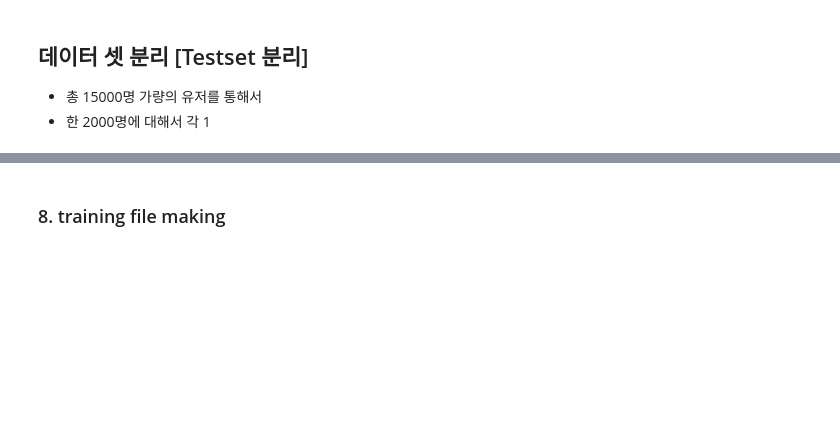
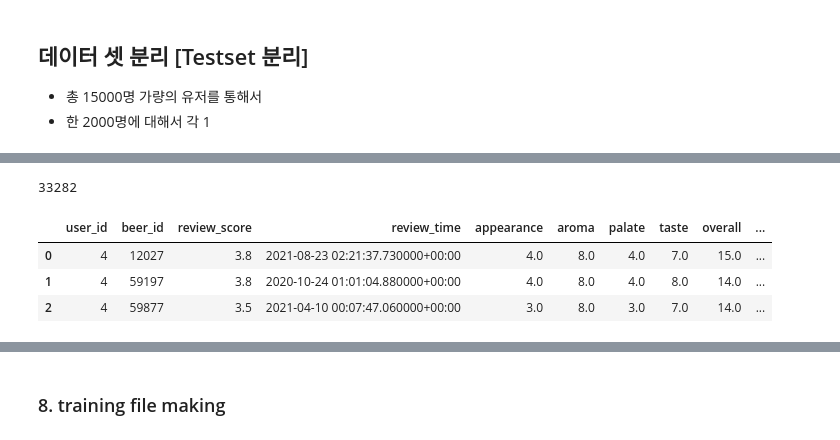
Before and after one commit to boostcampaitech3/final-project-level3-recsys-10, a Jupyter notebook: data_engineering/data_preprocessing.ipynb, the cells around one changed output, grey strips where cells are left out. Drawn from its saved outputs; the diff is of its cells as text; code cells hidden in the pictures; blank space fills up the shorter version.

```diff
--- a/data_engineering/data_preprocessing.ipynb
+++ b/data_engineering/data_preprocessing.ipynb
@@ -304,0 +356,17 @@ Length: 14701, dtype: int64
+# %%
+df_test_input = pd.concat({k: pd.Series(v) for k, v in dict_test_input.items()})
+df_test_answer = pd.concat({k: pd.Series(v) for k, v in dict_test_answer.items()})
+#코드참고 https://stackoverflow.com/questions/42869544/dictionary-of-lists-to-dataframe
+# %%
+df_test_input = df_test_input.reset_index()
+df_test_input.columns = ["user_id", "order", "beer_id"]
+df_test_input = df_test_input.drop("order", axis=1)
+df_test_input = df_test_input.merge(df_test, on=["user_id", "beer_id"])
+print(len(df_test_input))
+df_test_input.head(3)
+# %% [output]
+33282
+|  | user_id | beer_id | review_score | review_time | appearance | aroma | palate | taste | overall | ... |
+| 0 | 4 | 12027 | 3.8 | 2021-08-23 02:21:37.730000+00:00 | 4.0 | 8.0 | 4.0 | 7.0 | 15.0 | ... |
+| 1 | 4 | 59197 | 3.8 | 2020-10-24 01:01:04.880000+00:00 | 4.0 | 8.0 | 4.0 | 8.0 | 14.0 | ... |
+| 2 | 4 | 59877 | 3.5 | 2021-04-10 00:07:47.060000+00:00 | 3.0 | 8.0 | 3.0 | 7.0 | 14.0 | ... |
```
Also changed, not shown: parts of 31 cells of this notebook.
